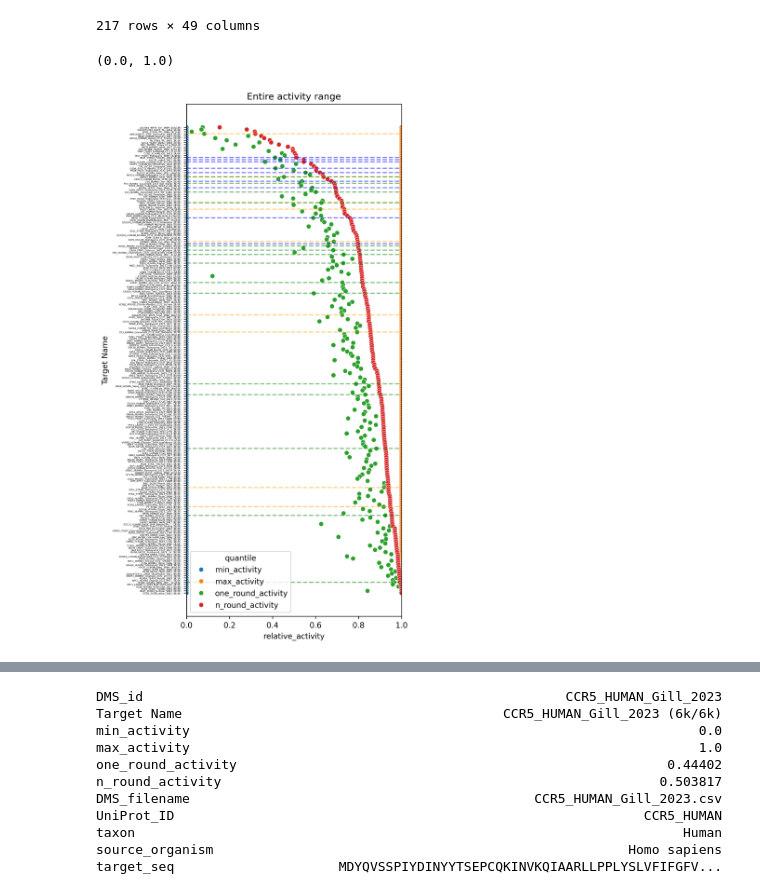
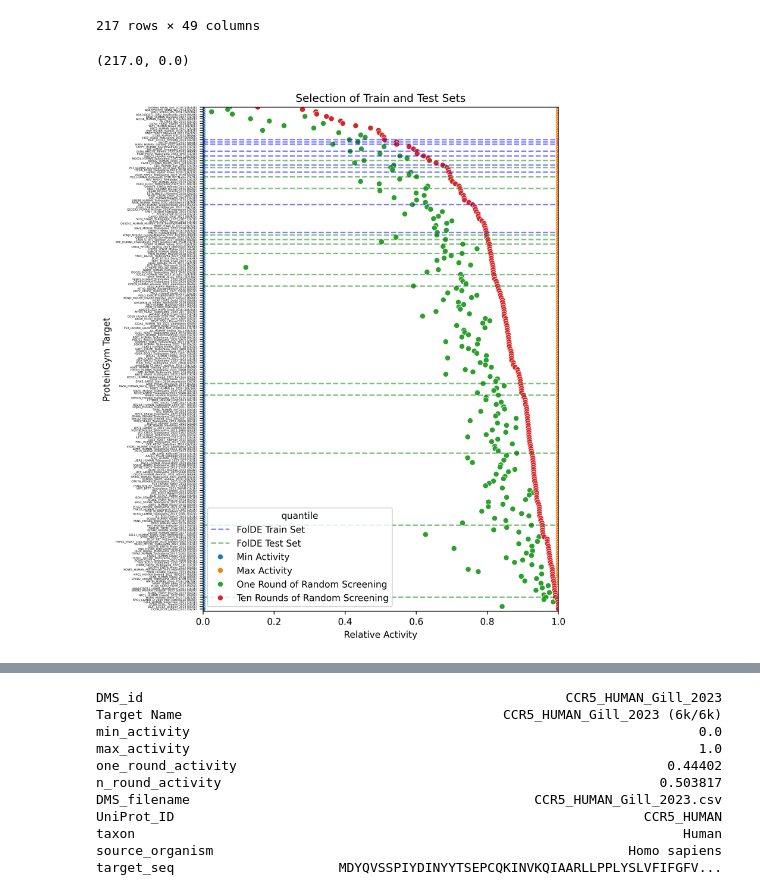
Before and after one commit to JBEI/foldy-internal, a Jupyter notebook: backend/src/notebooks/jacob/250409_distributions.ipynb, the cells around one changed output, grey strips where cells are left out. Drawn from its saved outputs; the diff is of its cells as text; code cells hidden in the pictures.

```diff
--- a/backend/src/notebooks/jacob/250409_distributions.ipynb
+++ b/backend/src/notebooks/jacob/250409_distributions.ipynb
@@ -70,7 +70,7 @@ evolvepro_dms_ids = [
     'PHOT_CHLRE_Chen_2023',
 ]
 
-folde_testing_dms_ids = [
+folde_train_dms_ids = [
     'ANCSZ_Hobbs_2022',
     'BLAT_ECOLX_Firnberg_2014',
     'CBS_HUMAN_Sun_2020',
@@ -82,7 +82,7 @@ folde_testing_dms_ids = [
     'SHOC2_HUMAN_Kwon_2022',
 ]
 
-folde_eval_dms_ids = [
+folde_test_dms_ids = [
     'ADRB2_HUMAN_Jones_2020',
     'P53_HUMAN_Giacomelli_2018_Null_Nutlin',
     'P53_HUMAN_Giacomelli_2018_WT_Nutlin',
@@ -105,7 +105,7 @@ folde_eval_dms_ids = [
     'AMIE_PSEAE_Wrenbeck_2017',
 ]
 
-plt.figure(figsize=(5, 12), dpi=300)
+plt.figure(figsize=(7, 10), dpi=300)
 
 quantile_df = dms_metadata.copy()
 quantile_df['Target Name'] = dms_metadata.apply(
@@ -118,44 +118,60 @@ quantile_df = quantile_df[["DMS_id", "Target Name", "min_activity", "max_activit
 quantile_df = quantile_df.set_index(["DMS_id", "Target Name"])
 quantile_df = quantile_df\
     .sub(quantile_df.min_activity, axis=0)\
     .div(quantile_df.max_activity - quantile_df.min_activity, axis=0)
 
 quantile_df = quantile_df.reset_index(drop=False) \
     .sort_values(by='n_round_activity')
 
+quantile_df.rename(columns={
+    'n_round_activity': 'Ten Rounds of Random Screening',
+    'one_round_activity': 'One Round of Random Screening',
+    'min_activity': 'Min Activity',
+    'max_activity': 'Max Activity',
+}, inplace=True)
+
 melted_quantile_df = quantile_df.melt(id_vars=['DMS_id', 'Target Name'], var_name='quantile', value_name='relative_activity')
     # .sort_values(by='one_round_activity') \
 
-for dms_id in evolvepro_dms_ids:
+# for dms_id in evolvepro_dms_ids:
+#     pos = list(melted_quantile_df['DMS_id'].unique()).index(dms_id)
+#     plt.axhline(y=pos, color='orange', linestyle='--', alpha=0.5)
+
+for ii, dms_id in enumerate(folde_train_dms_ids):
     pos = list(melted_quantile_df['DMS_id'].unique()).index(dms_id)
-    plt.axhline(y=pos, color='orange', linestyle='--', alpha=0.5)
+    kwargs = {}
+    if ii == 0:
+        kwargs['label'] = 'FolDE Train Set'
+    plt.axhline(y=pos, color='blue', linestyle='--', alpha=0.5, **kwargs)
 
-for dms_id in folde_testing_dms_ids:
+for ii, dms_id in enumerate(folde_test_dms_ids):
     pos = list(melted_quantile_df['DMS_id'].unique()).index(dms_id)
-    plt.axhline(y=pos, color='blue', linestyle='--', alpha=0.5)
-
-for dms_id in folde_eval_dms_ids:
-    pos = list(melted_quantile_df['DMS_id'].unique()).index(dms_id)
-    plt.axhline(y=pos, color='green', linestyle='--', alpha=0.5)
+    kwargs = {}
+    if ii == 0:
+        kwargs['label'] = 'FolDE Test Set'
+    plt.axhline(y=pos, color='green', linestyle='--', alpha=0.5, **kwargs)
 
 sns.scatterplot(data=melted_quantile_df, x='relative_activity', y='Target Name', hue='quantile')
 plt.yticks(fontsize=3);
-plt.title('Entire activity range')
+plt.title('Selection of Train and Test Sets')
+plt.xlabel('Relative Activity')
+plt.ylabel('ProteinGym Target')
 
 plt.xlim(0, 1)
+plt.ylim(quantile_df.shape[0], 0)
 
 
 # for dms_id in evolvepro_dms_ids:
 #     x_pos = list(quantile_df['DMS_id'].unique()).index(dms_id)
 #     plt.axvline(x=x_pos, color='orange', linestyle='--', alpha=0.5)
 
 # sns.scatterplot(data=quantile_df, x='Target Name', y='relative_activity', hue='quantile')
 # plt.xticks(rotation=90, fontsize=3);
 # plt.title('Entire activity range')
 # quantile_df
 # %% [output]
-(0.0, 1.0)
+(217.0, 0.0)
-[figure, old version]
+[figure, new version]
 # %%
 merged_df = quantile_df.merge(
     raw_dms_metadata,
```
Also changed, not shown: 7 other files.
